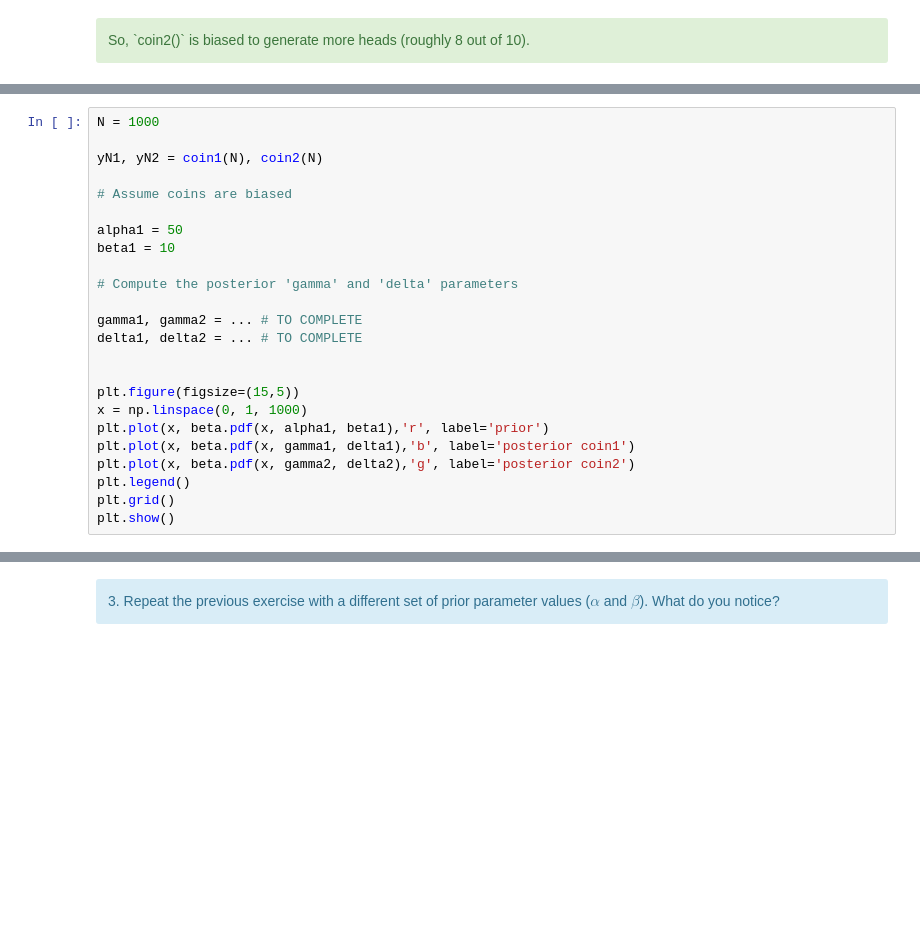
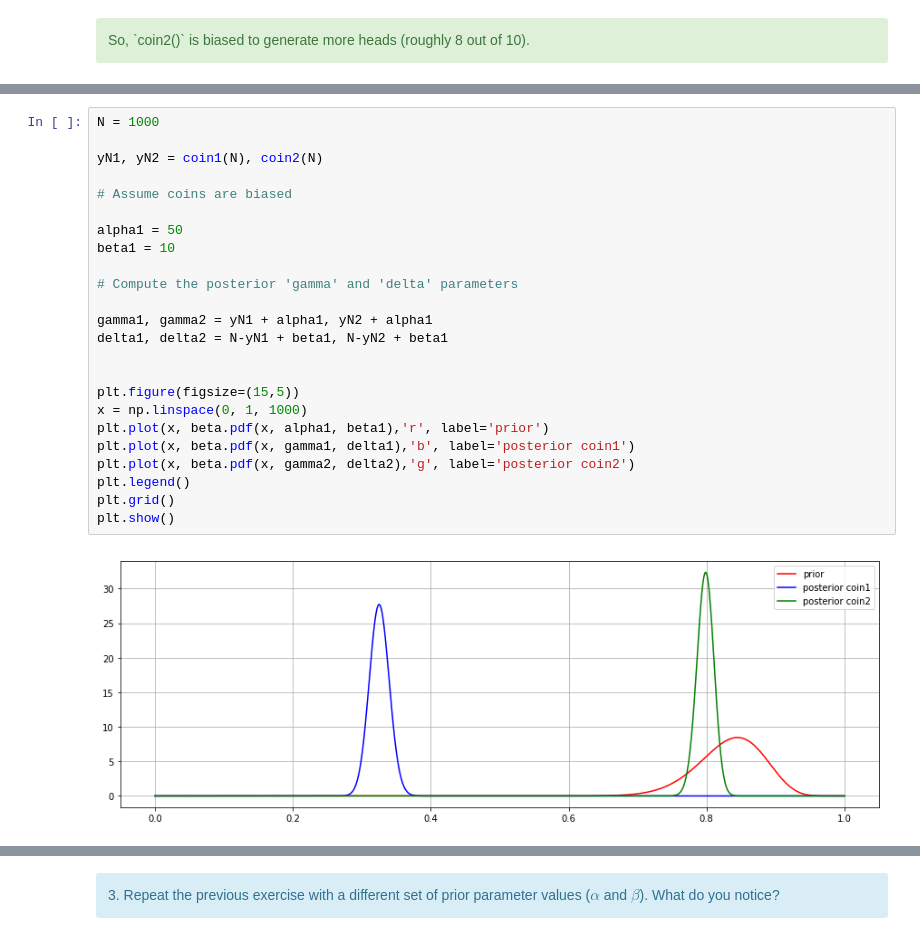
Before and after one commit to claudioscalzo/asi, a Jupyter notebook: linear_regression.ipynb, the cells around one changed output, grey strips where cells are left out. Cells and saved outputs as stored; diff of their text form; blank space fills up the shorter version.

```diff
--- a/linear_regression.ipynb
+++ b/linear_regression.ipynb
@@ -784,27 +798,29 @@ plt.show()
 # %%
 N = 1000
 
 yN1, yN2 = coin1(N), coin2(N)
 
 # Assume coins are biased
 
 alpha1 = 50
 beta1 = 10
 
 # Compute the posterior 'gamma' and 'delta' parameters
 
-gamma1, gamma2 = ... # TO COMPLETE
-delta1, delta2 = ... # TO COMPLETE
+gamma1, gamma2 = yN1 + alpha1, yN2 + alpha1
+delta1, delta2 = N-yN1 + beta1, N-yN2 + beta1
 
 
 plt.figure(figsize=(15,5))
 x = np.linspace(0, 1, 1000)
 plt.plot(x, beta.pdf(x, alpha1, beta1),'r', label='prior')
 plt.plot(x, beta.pdf(x, gamma1, delta1),'b', label='posterior coin1')
 plt.plot(x, beta.pdf(x, gamma2, delta2),'g', label='posterior coin2')
 plt.legend()
 plt.grid()
 plt.show()
+# %% [output]
+[figure, added]
 # %%
 N = [1, 5, 10, 100, 1000]
 cs = ['b', 'c', 'g', 'y', 'r']
```
Also changed, not shown: parts of 24 cells of this notebook.
